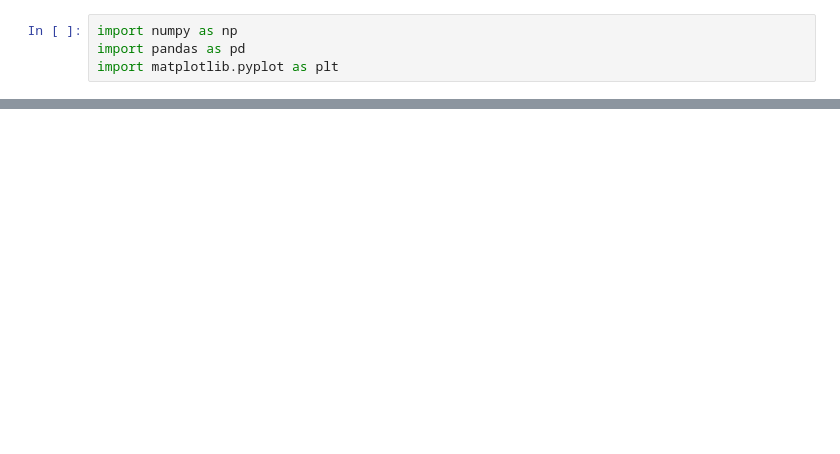
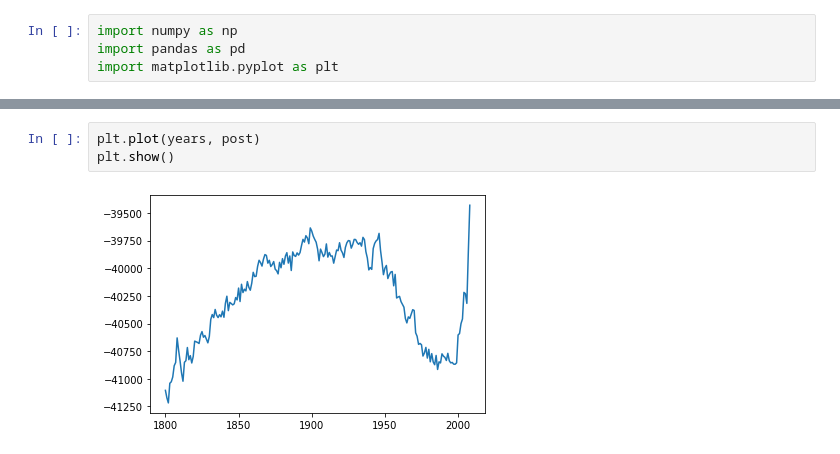
Before and after one commit to 1sadtrombone/bayesian-1grams, a Jupyter notebook: scripts/bayesian_book_dating.ipynb, the cells around one changed output, grey strips where cells are left out. Drawn from its saved outputs; the diff is of its cells as text; blank space fills up the shorter version.

```diff
--- a/scripts/bayesian_book_dating.ipynb
+++ b/scripts/bayesian_book_dating.ipynb
@@ -108,0 +103,5 @@ plt.show()
+# %%
+plt.plot(years, post)
+plt.show()
+# %% [output]
+[figure, added]
```
Also changed, not shown: parts of 7 cells of this notebook.
